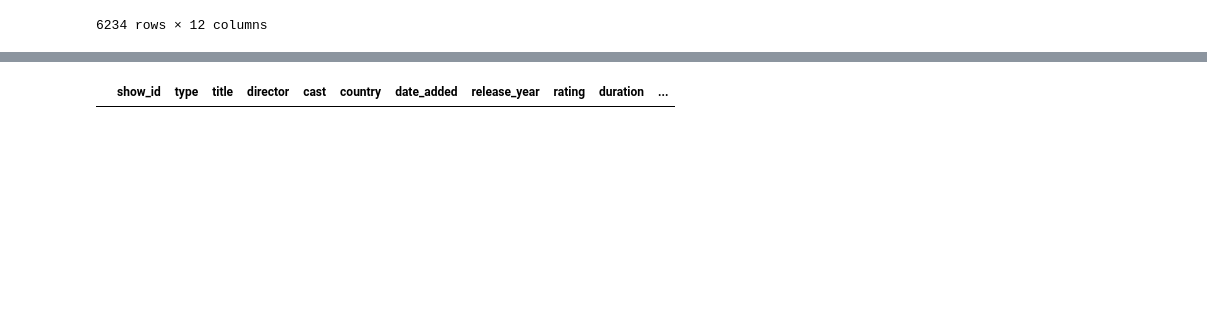
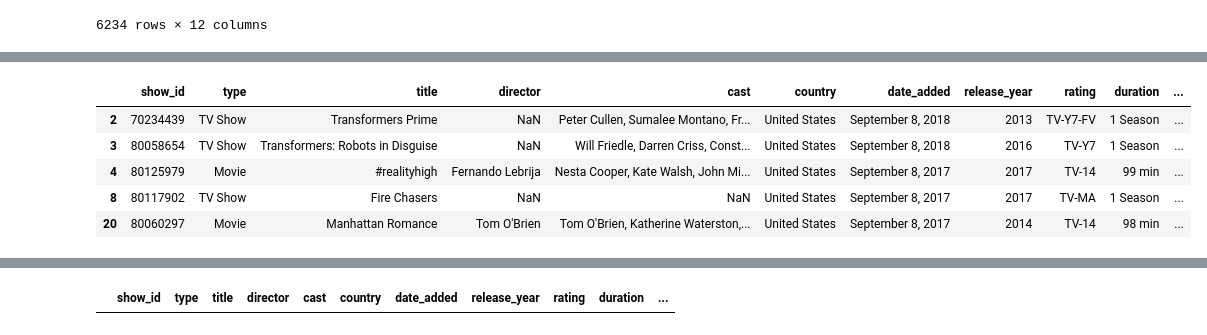
Before and after one commit to kc-011/Netlix-Titles-Dashboard, a Jupyter notebook: stuff.ipynb, the cells around one changed output, grey strips where cells are left out. Saved outputs shown, nothing was run; the diff lists cells and outputs as text; code cells hidden in the pictures; blank space fills up the shorter version.

```diff
--- a/stuff.ipynb
+++ b/stuff.ipynb
@@ -44,0 +40,10 @@ dtype: str
+# %%
+df[df['country'].isin(['United States'])].head()
+#so the movies/tv shows with multiple countries arent showing up... hmm
+# %% [output]
+|  | show_id | type | title | director | cast | country | date_added | release_year | rating | duration | ... |
+| 2 | 70234439 | TV Show | Transformers Prime | NaN | Peter Cullen, Sumalee Montano, Fr... | United States | September 8, 2018 | 2013 | TV-Y7-FV | 1 Season | ... |
+| 3 | 80058654 | TV Show | Transformers: Robots in Disguise | NaN | Will Friedle, Darren Criss, Const... | United States | September 8, 2018 | 2016 | TV-Y7 | 1 Season | ... |
+| 4 | 80125979 | Movie | #realityhigh | Fernando Lebrija | Nesta Cooper, Kate Walsh, John Mi... | United States | September 8, 2017 | 2017 | TV-14 | 99 min | ... |
+| 8 | 80117902 | TV Show | Fire Chasers | NaN | NaN | United States | September 8, 2017 | 2017 | TV-MA | 1 Season | ... |
+| 20 | 80060297 | Movie | Manhattan Romance | Tom O'Brien | Tom O'Brien, Katherine Waterston,... | United States | September 8, 2017 | 2014 | TV-14 | 98 min | ... |
```
Also changed, not shown: parts of 8 cells of this notebook, 1 other file.
